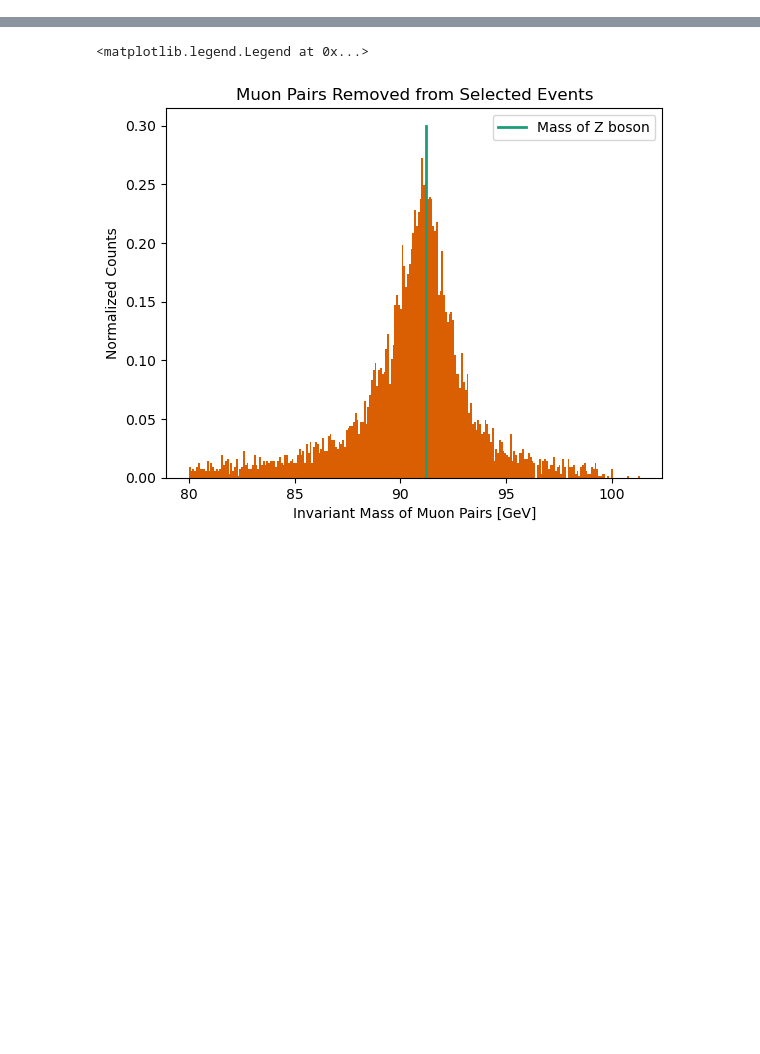
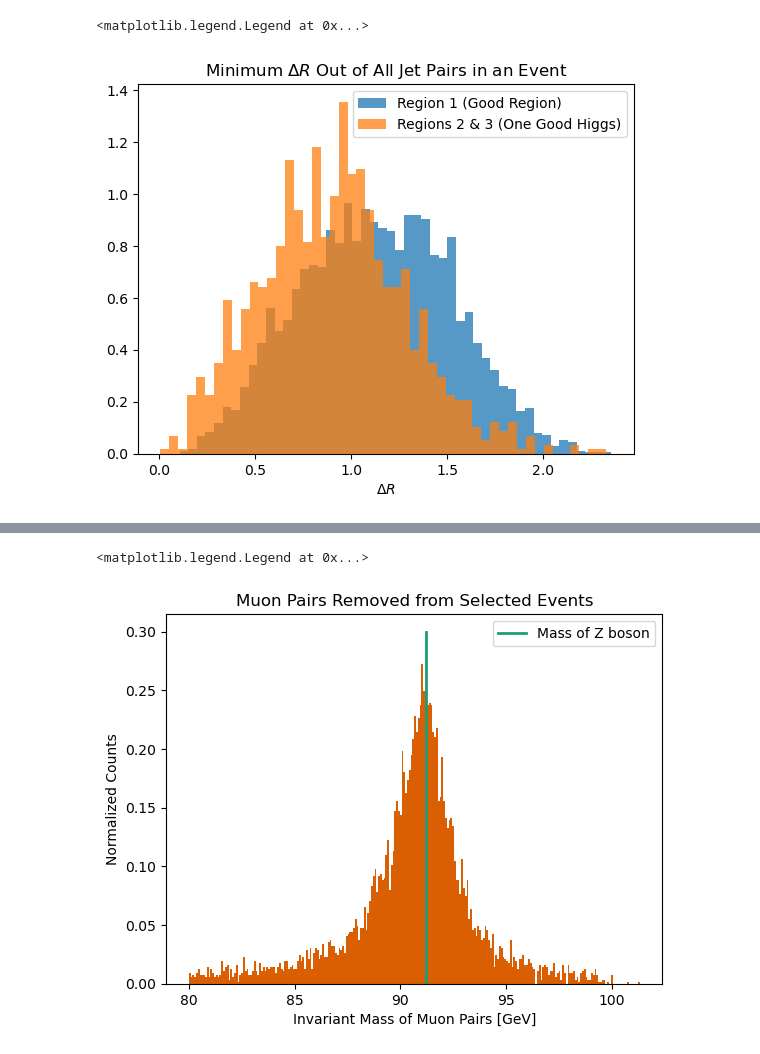
Before and after one commit to jbrewster7/jet_reco, a Jupyter notebook: fastjet_notebooks/two_higgs.ipynb, the cells around one changed output, grey strips where cells are left out. Cells and saved outputs as stored; diff of their text form; code cells hidden in the pictures; blank space fills up the shorter version.

```diff
--- a/fastjet_notebooks/two_higgs.ipynb
+++ b/fastjet_notebooks/two_higgs.ipynb
@@ -687,0 +672,19 @@ plt.hist(ak.flatten(pdgids[(ak.local_index(pdgids)==12) | (ak.local_index(pdgids
+# %%
+# do the above plot but with delta R
+density = True
+alpha = 0.75
+nbins = 50
+
+min_R = ak.min(ak.flatten(jets.metric_table(jets)[jets.metric_table(jets) != 0],axis=2),axis=1)
+
+plt.close(1);plt.figure(1)
+plt.hist(min_R[r1],density=density,alpha=alpha,bins=nbins,label='Region 1 (Good Region)')
+plt.hist(min_R[r2|r2],density=density,alpha=alpha,bins=nbins,label='Regions 2 & 3 (One Good Higgs)')
+
+plt.xlabel('$\Delta R$')
+plt.title('Minimum $\Delta R$ Out of All Jet Pairs in an Event')
+
+plt.legend()
+# %% [output]
+<matplotlib.legend.Legend at 0x...>
+[figure, added]
```
Also changed, not shown: parts of 32 cells of this notebook.
